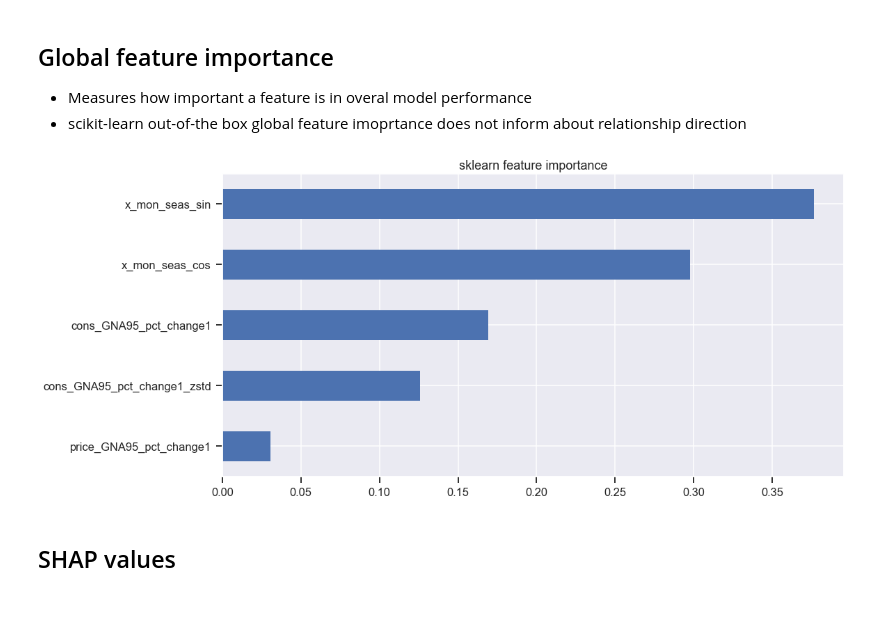
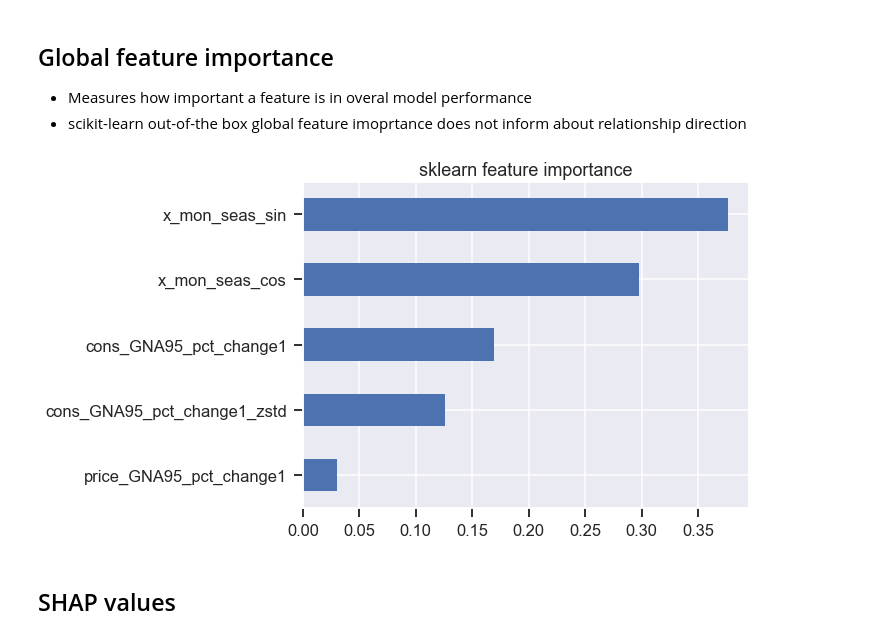
Before and after one commit to manualrg/DSLAB_Forecasting, a Jupyter notebook: 07_Interpretability.ipynb, the cells around one changed output. Saved outputs shown, nothing was run; the diff lists cells and outputs as text; code cells hidden in the pictures; blank space fills up the shorter version.

```diff
--- a/07_Interpretability.ipynb
+++ b/07_Interpretability.ipynb
@@ -117,11 +117,11 @@ plt.show()
 * scikit-learn out-of-the box global feature imoprtance does not inform about relationship direction
 # %%
 sklearn_fi = pd.Series(index=all_features, data=rf_cv_mod.feature_importances_).sort_values(ascending=True)
-sklearn_fi.plot.barh()
+sklearn_fi.plot.barh(figsize =(8,6))
 plt.title('sklearn feature importance')
 plt.show()
 # %% [output]
-[figure, old version]
+[figure, new version]
 # %% [markdown]
 ## SHAP values
 # %%
```
Also changed, not shown: parts of 3 cells of this notebook, 3 other files.
